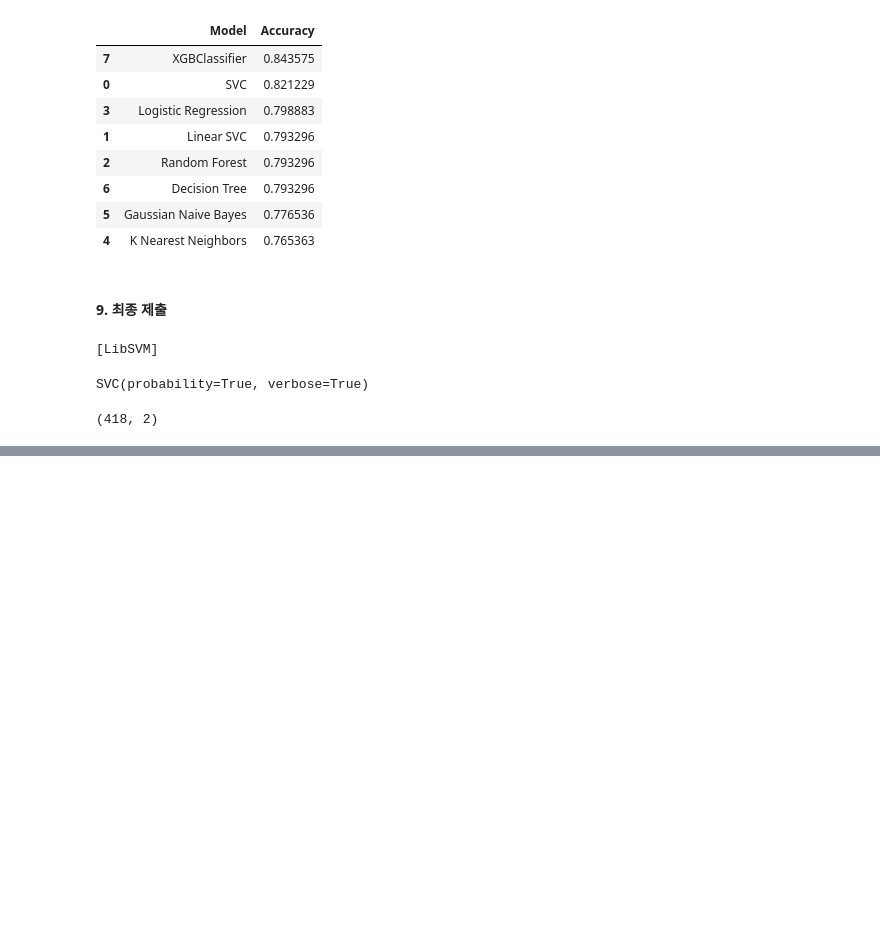
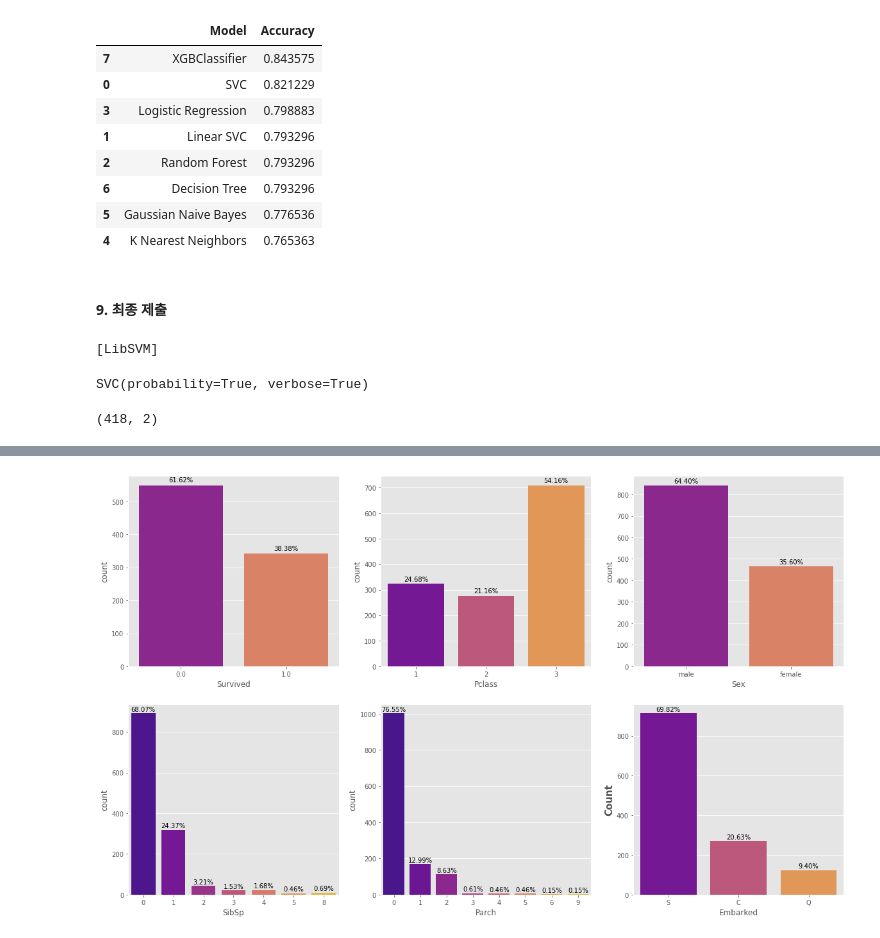
Before and after one commit to CEOJINSUNG/Bigdata, a Jupyter notebook: BigData Study/1주차_데이터 전처리&EDA.ipynb, the cells around one changed output, grey strips where cells are left out. Drawn from its saved outputs; the diff is of its cells as text; code cells hidden in the pictures; blank space fills up the shorter version.

```diff
--- a/BigData Study/1주차_데이터 전처리&EDA.ipynb
+++ b/BigData Study/1주차_데이터 전처리&EDA.ipynb
@@ -789,0 +810,5 @@ print(submission.shape)
+# %%
+v_train = pd.read_csv("../../../data/titanic/train.csv")
+v_test = pd.read_csv("../../../data/titanic/test.csv")
+
+idx = len(v_train)
@@ -789,0 +828,4 @@ print(submission.shape)
+# %%
+v_train.drop('PassengerId', axis = 1, inplace = True)
+v_test.drop('PassengerId', axis = 1, inplace = True)
+v_merged = pd.concat([v_train, v_test], sort = False).reset_index(drop = True)
@@ -789,0 +874,26 @@ print(submission.shape)
+# %%
+cats = ['Survived', 'Pclass', 'Sex', 'SibSp', 'Parch', 'Embarked']
+
+def plotFrequency(cats):
+    fig, axes = plt.subplots(math.ceil(len(cats) / 3), 3, figsize=(20, 12))
+    axes = axes.flatten()
+
+    for ax, cat in zip(axes, cats):
+        if cat == 'Survived':
+            total = float(len(v_train[cat]))
+        else:
+            total = float(len(v_merged[cat]))
+        sns.countplot(v_merged[cat], palette='plasma', ax=ax)
+
+        for p in ax.patches:
+            height = p.get_height()
+            ax.text(p.get_x() + p.get_width() / 2.,
+                    height + 10,
+                    '{:1.2f}%'.format((height / total) * 100),
+                    ha="center")
+
+        plt.ylabel('Count', fontsize=15, weight='bold')
+# %%
+plotFrequency(cats)
+# %% [output]
+[figure, added]
```
Also changed, not shown: parts of 26 cells of this notebook.
